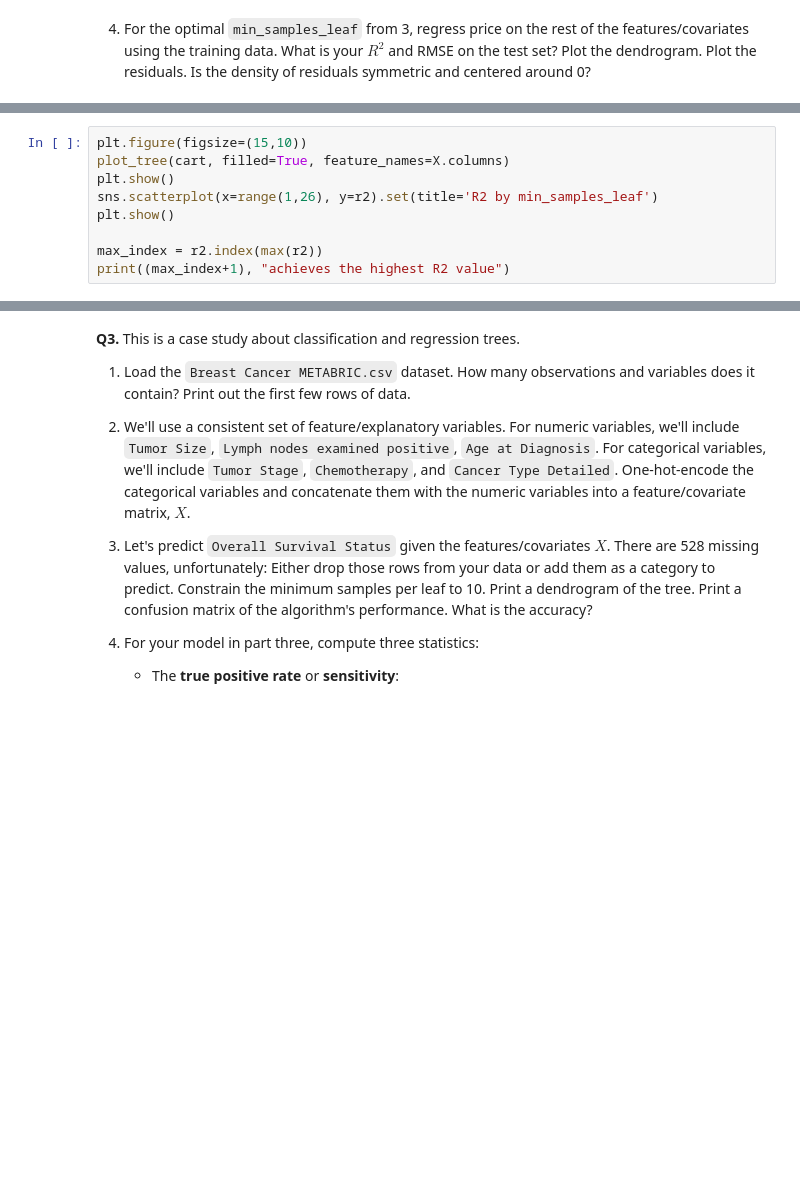
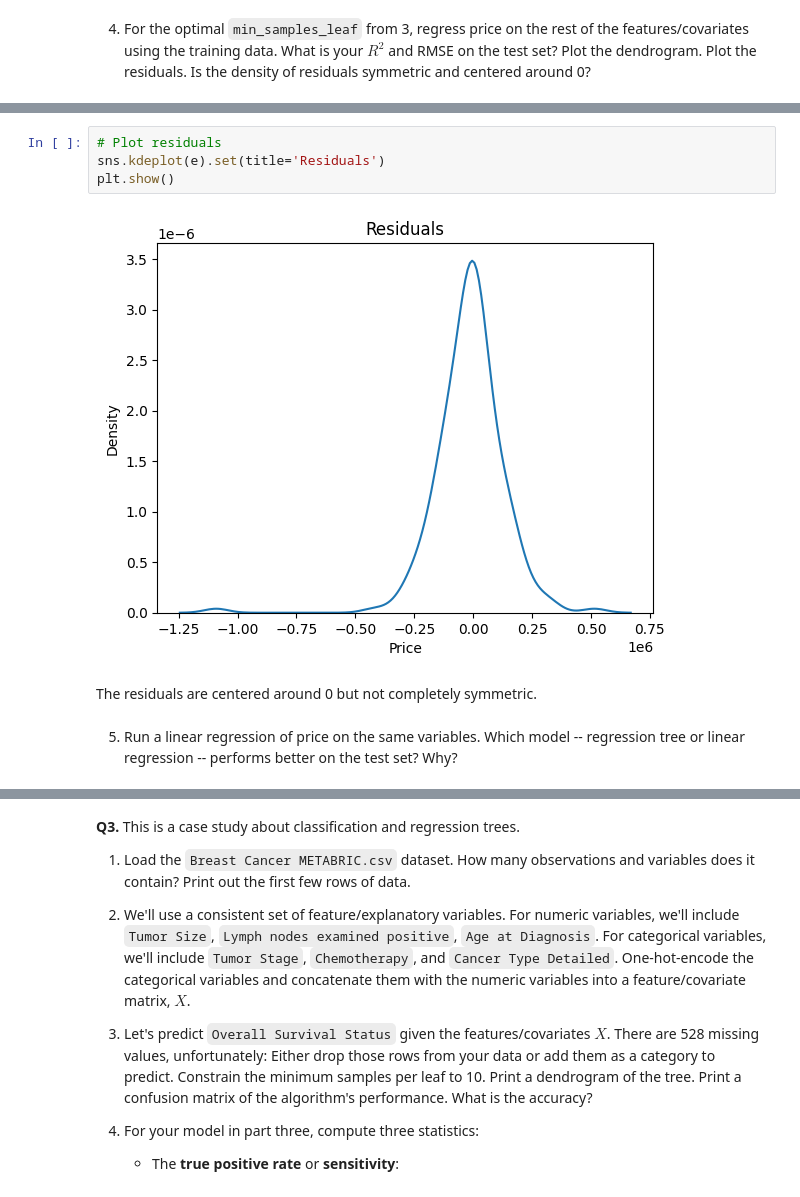
Before and after one commit to hasitanalluri/trees, a Jupyter notebook: assignment/assignment.ipynb, the cells around one changed output, grey strips where cells are left out. Drawn from its saved outputs; the diff is of its cells as text; blank space fills up the shorter version.

```diff
--- a/assignment/assignment.ipynb
+++ b/assignment/assignment.ipynb
@@ -119,9 +116,10 @@ RMSE value: 148932.92976379403
-# %%
-plt.figure(figsize=(15,10))
-plot_tree(cart, filled=True, feature_names=X.columns)
-plt.show()
-sns.scatterplot(x=range(1,26), y=r2).set(title='R2 by min_samples_leaf')
-plt.show()
-
-max_index = r2.index(max(r2))
-print((max_index+1), "achieves the highest R2 value")
+# %%
+# Plot residuals
+sns.kdeplot(e).set(title='Residuals')
+plt.show()
+# %% [output]
+[figure, added]
+# %% [markdown]
+The residuals are centered around 0 but not completely symmetric.
+# %% [markdown]
+5. Run a linear regression of price on the same variables. Which model -- regression tree or linear regression -- performs better on the test set? Why?
```
Also changed, not shown: parts of 9 cells of this notebook.
